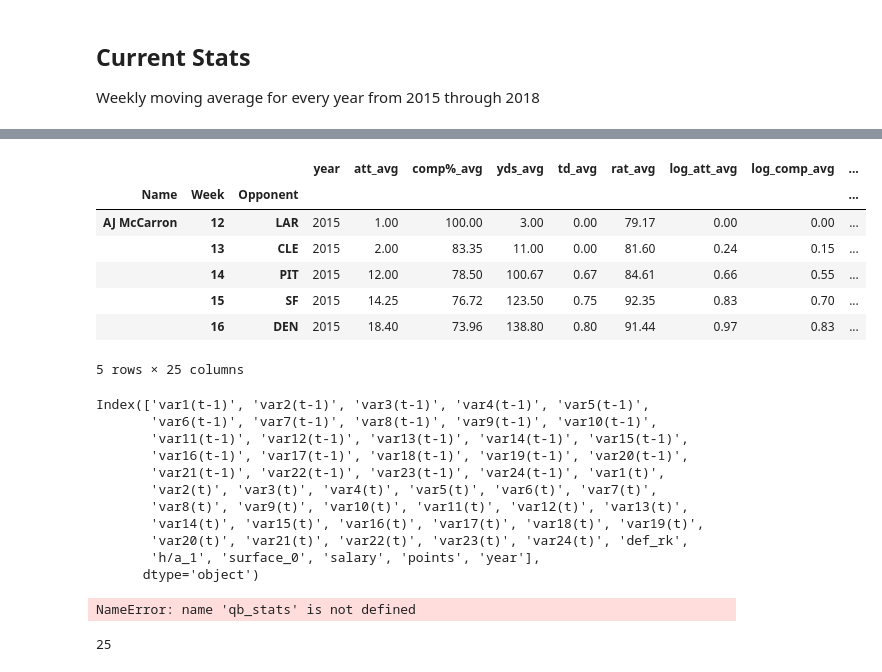
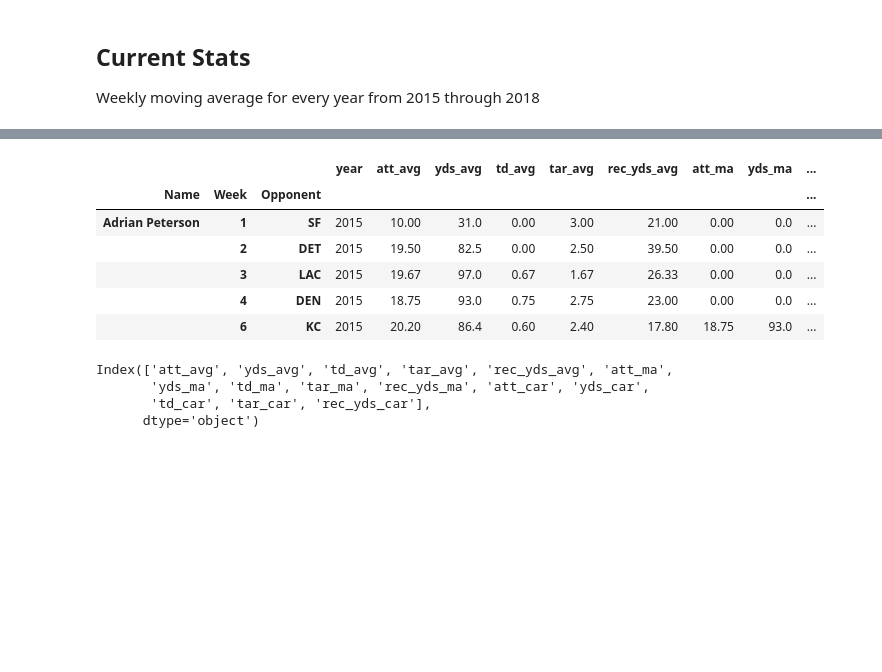
Before and after one commit to bobbdyai73/draftkings, a Jupyter notebook: positional_eda/feature_engineering.ipynb, the cells around one changed output, grey strips where cells are left out. Cells and saved outputs as stored; diff of their text form; code cells hidden in the pictures; blank space fills up the shorter version.

```diff
--- a/positional_eda/feature_engineering.ipynb
+++ b/positional_eda/feature_engineering.ipynb
@@ -320,8 +299,8 @@ def insert_data (grouped_df):
         new_df['{}_avg'.format(col.lower())] = points # Insert season average list for current attribute into the current stats dataframe
     return new_df
 # %%
-qb_week_2015 = insert_data(qb_group['player_2015'])
-qb_week_2016 = insert_data(qb_group['player_2016'])
-qb_week_2017 = insert_data(qb_group['player_2017'])
-qb_week_2018 = insert_data(qb_group['player_2018'])
+rb_week_2015 = insert_data(rb_group['player_2015'])
+rb_week_2016 = insert_data(rb_group['player_2016'])
+rb_week_2017 = insert_data(rb_group['player_2017'])
+rb_week_2018 = insert_data(rb_group['player_2018'])
 # %%
@@ -337,5 +316,5 @@ qb_week_2015.head()
 # %%
-qb_week_2015['year']=2015
-qb_week_2016['year']=2016
-qb_week_2017['year']=2017
-qb_week_2018['year']=2018
+rb_week_2015['year']=2015
+rb_week_2016['year']=2016
+rb_week_2017['year']=2017
+rb_week_2018['year']=2018
@@ -366,0 +321,4 @@ Name: year, Length: 1793, dtype: int64
+# %%
+rb_week = pd.concat([rb_week_2015,rb_week_2016])
+rb_week = pd.concat([rb_week, rb_week_2017])
+rb_week = pd.concat([rb_week, rb_week_2018])
@@ -367,6 +346,6 @@ Name: year, Length: 1793, dtype: int64
 # %%
-cols = qb_week.columns.tolist()
+cols = rb_week.columns.tolist()
 cols = cols[-1:] +cols[:-1]
-qb_week = qb_week[cols]
-qb_week.head()
+rb_week = rb_week[cols]
+rb_week.head()
 # %% [output]
@@ -380,12 +359,11 @@ qb_week.head()
 # %%
-qb_stats = pd.concat([qb_week, qb_stats],axis=1)
-qb_stats.head()
+rb_stats = pd.concat([rb_week, rb_stats],axis=1)
+rb_stats.head()
 # %% [output]
-|  |  |  | year | att_avg | comp%_avg | yds_avg | td_avg | rat_avg | log_att_avg | log_comp_avg | ... |
+|  |  |  | year | att_avg | yds_avg | td_avg | tar_avg | rec_yds_avg | att_ma | yds_ma | ... |
 | Name | Week | Opponent |  |  |  |  |  |  |  |  | ... |
-| AJ McCarron | 12 | LAR | 2015 | 1.00 | 100.00 | 3.00 | 0.00 | 79.17 | 0.00 | 0.00 | ... |
-|  | 13 | CLE | 2015 | 2.00 | 83.35 | 11.00 | 0.00 | 81.60 | 0.24 | 0.15 | ... |
-|  | 14 | PIT | 2015 | 12.00 | 78.50 | 100.67 | 0.67 | 84.61 | 0.66 | 0.55 | ... |
-|  | 15 | SF | 2015 | 14.25 | 76.72 | 123.50 | 0.75 | 92.35 | 0.83 | 0.70 | ... |
-|  | 16 | DEN | 2015 | 18.40 | 73.96 | 138.80 | 0.80 | 91.44 | 0.97 | 0.83 | ... |
+| Adrian Peterson | 1 | SF | 2015 | 10.00 | 31.0 | 0.00 | 3.00 | 21.00 | 0.00 | 0.0 | ... |
+|  | 2 | DET | 2015 | 19.50 | 82.5 | 0.00 | 2.50 | 39.50 | 0.00 | 0.0 | ... |
+|  | 3 | LAC | 2015 | 19.67 | 97.0 | 0.67 | 1.67 | 26.33 | 0.00 | 0.0 | ... |
+|  | 4 | DEN | 2015 | 18.75 | 93.0 | 0.75 | 2.75 | 23.00 | 0.00 | 0.0 | ... |
+|  | 6 | KC | 2015 | 20.20 | 86.4 | 0.60 | 2.40 | 17.80 | 18.75 | 93.0 | ... |
-5 rows × 25 columns
@@ -392,18 +372,7 @@ qb_stats.head()
 # %%
-qb_stats.columns
+rb_stats.columns
 # %% [output]
-Index(['var1(t-1)', 'var2(t-1)', 'var3(t-1)', 'var4(t-1)', 'var5(t-1)',
-       'var6(t-1)', 'var7(t-1)', 'var8(t-1)', 'var9(t-1)', 'var10(t-1)',
-       'var11(t-1)', 'var12(t-1)', 'var13(t-1)', 'var14(t-1)', 'var15(t-1)',
-       'var16(t-1)', 'var17(t-1)', 'var18(t-1)', 'var19(t-1)', 'var20(t-1)',
-       'var21(t-1)', 'var22(t-1)', 'var23(t-1)', 'var24(t-1)', 'var1(t)',
-       'var2(t)', 'var3(t)', 'var4(t)', 'var5(t)', 'var6(t)', 'var7(t)',
-       'var8(t)', 'var9(t)', 'var10(t)', 'var11(t)', 'var12(t)', 'var13(t)',
-       'var14(t)', 'var15(t)', 'var16(t)', 'var17(t)', 'var18(t)', 'var19(t)',
-       'var20(t)', 'var21(t)', 'var22(t)', 'var23(t)', 'var24(t)', 'def_rk',
-       'h/a_1', 'surface_0', 'salary', 'points', 'year'],
+Index(['att_avg', 'yds_avg', 'td_avg', 'tar_avg', 'rec_yds_avg', 'att_ma',
+       'yds_ma', 'td_ma', 'tar_ma', 'rec_yds_ma', 'att_car', 'yds_car',
+       'td_car', 'tar_car', 'rec_yds_car'],
       dtype='object')
-# %%
-qb_stats.to_csv('../input/qb/qb_stats.csv', index=True)
-# %% [output]
-NameError: name 'qb_stats' is not defined
@@ -413,4 +378,0 @@ from sklearn.linear_model import LinearRegression
-# %%
-qb_stats.shape[1]
-# %% [output]
-25
```
Also changed, not shown: parts of 71 cells of this notebook, 5 other files.
